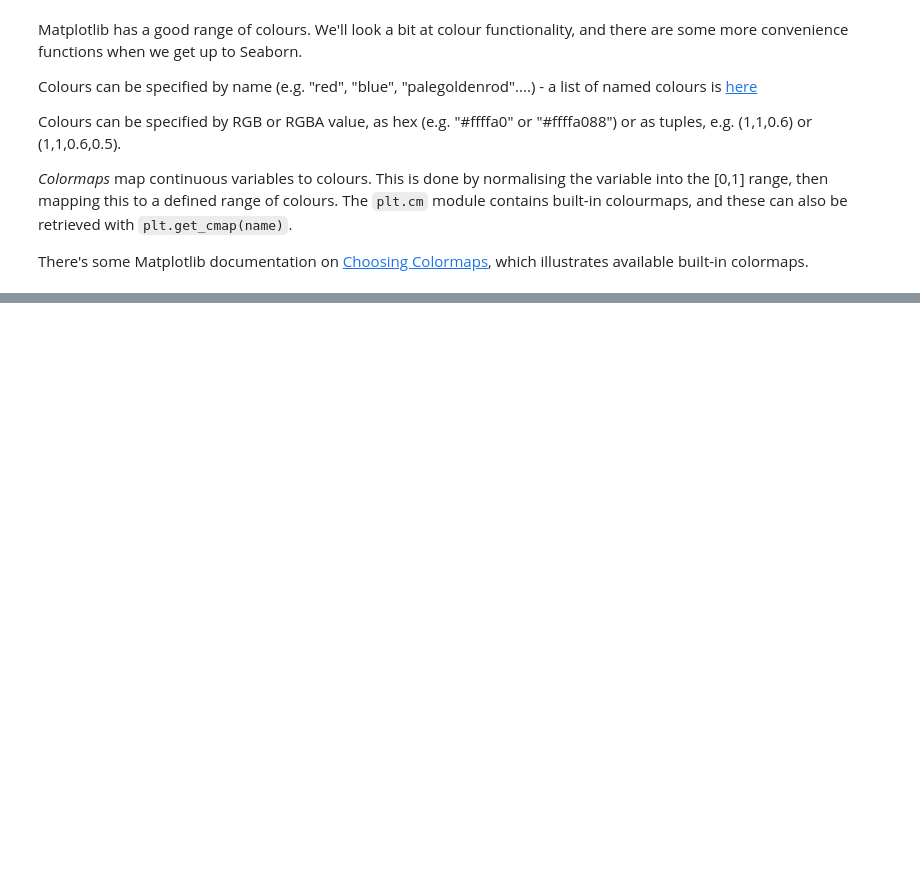
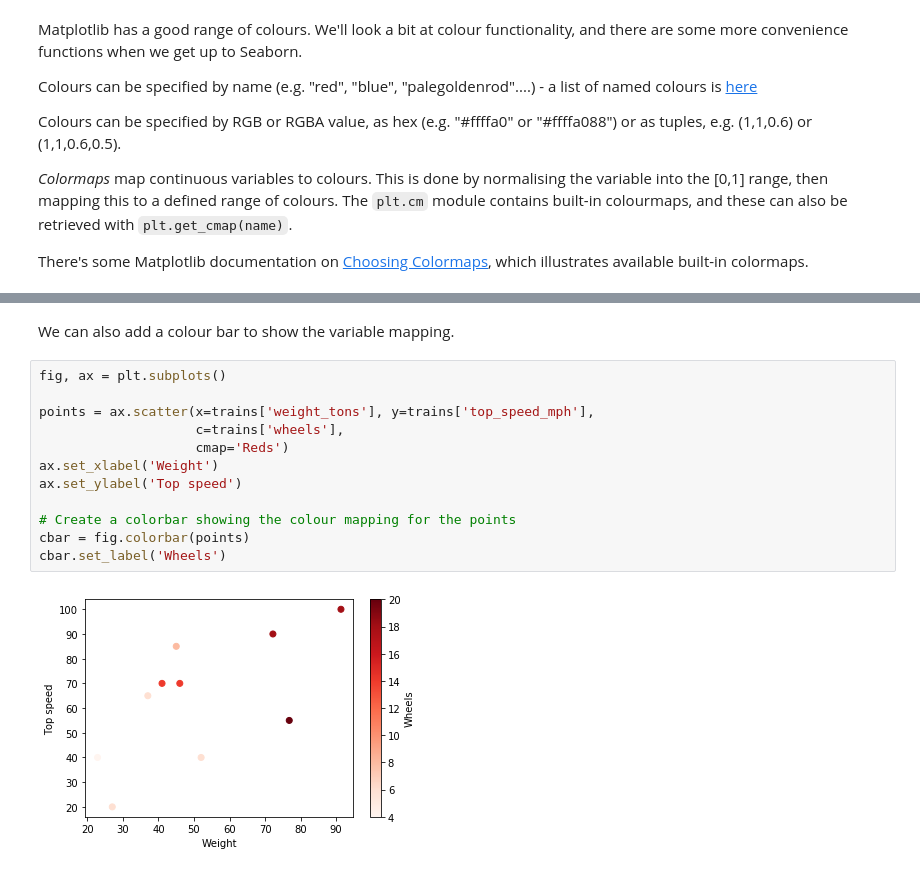
Before and after one commit to claresloggett/aspp-visualisation, a Jupyter notebook: Matplotlib_and_tidy_data.ipynb, the cells around one changed output, grey strips where cells are left out. Cells and saved outputs as stored; diff of their text form; blank space fills up the shorter version.

```diff
--- a/Matplotlib_and_tidy_data.ipynb
+++ b/Matplotlib_and_tidy_data.ipynb
@@ -365,0 +421,16 @@ TODO: colour sales scatter by waterfront (traces), price (colourmap)
+# %% [markdown]
+We can also add a colour bar to show the variable mapping.
+# %%
+fig, ax = plt.subplots()
+
+points = ax.scatter(x=trains['weight_tons'], y=trains['top_speed_mph'],
+                    c=trains['wheels'],
+                    cmap='Reds')
+ax.set_xlabel('Weight')
+ax.set_ylabel('Top speed')
+
+# Create a colorbar showing the colour mapping for the points
+cbar = fig.colorbar(points)
+cbar.set_label('Wheels')
+# %% [output]
+[figure, added]
```
Also changed, not shown: parts of 18 cells of this notebook, 2 other files.
